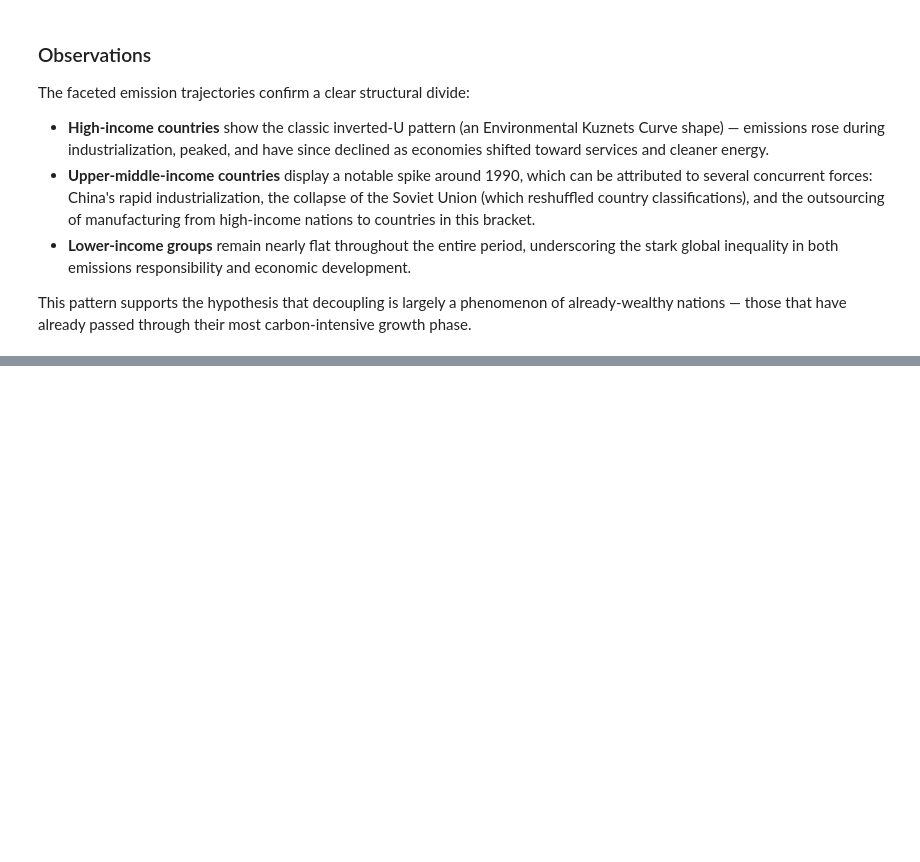
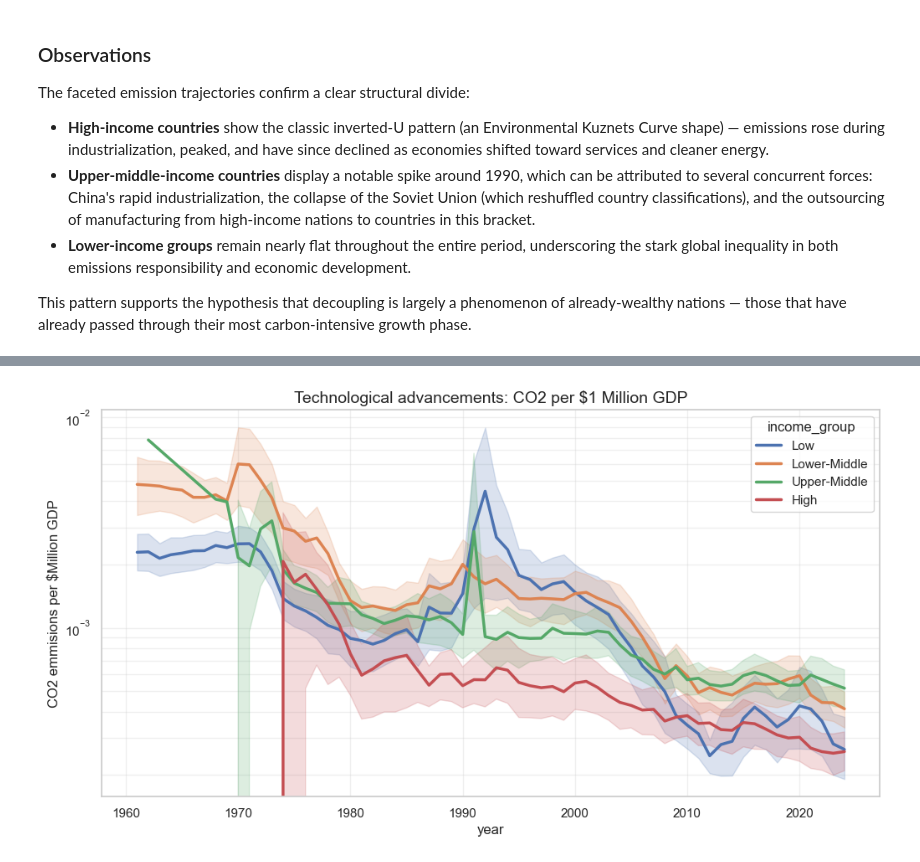
Before and after one commit to fabianfrank-dev/carbon_analysis, a Jupyter notebook: data_analytics_project.ipynb, the cells around one changed output, grey strips where cells are left out. Drawn from its saved outputs; the diff is of its cells as text; code cells hidden in the pictures; blank space fills up the shorter version.

```diff
--- a/data_analytics_project.ipynb
+++ b/data_analytics_project.ipynb
@@ -413,21 +410,3 @@ The faceted emission trajectories confirm a clear structural divide:
 - **Lower-income groups** remain nearly flat throughout the entire period, underscoring the stark global inequality in both emissions responsibility and economic development.
 
 This pattern supports the hypothesis that decoupling is largely a phenomenon of already-wealthy nations — those that have already passed through their most carbon-intensive growth phase.
-# %%
-# extract as numpy arrays
-co2_arr = df_merged['co2'].values
-gdp_arr = np.divide(df_merged['gdp'], 1000000)
-
-# vectorized division, check for NaN or invalid values and only calculate the correct values
-df_merged['co2_per_gdp'] = np.divide(co2_arr, gdp_arr, out = np.zeros_like(co2_arr), where = gdp_arr > 0)
-
-# compare historical emissions paths
-g = sns.FacetGrid(df_merged, col="income_group_calc", col_wrap=2, height=4, aspect=1.5, sharey=False)
-g.map(sns.lineplot, "year", "co2_per_gdp")
-
-g.set(xlim=(1960, 2024))
-g.set_axis_labels("Year", "CO2 per $1000 GDP")
-g.set_titles("{col_name}")
-plt.subplots_adjust(top=0.9)
-g.fig.suptitle("Historical CO2 intensity paths with todays income groups", fontsize=16)
-plt.show()
@@ -435,0 +413,9 @@ plt.show()
+# %%
+# extract as numpy arrays
+co2_arr = df_merged['co2'].values
+gdp_arr = np.divide(df_merged['gdp'], 1000000)
+
+# vectorized division, check for NaN or invalid values and only calculate the correct values
+df_merged['co2_per_gdp'] = np.divide(co2_arr, gdp_arr, out = np.zeros_like(co2_arr), where = co2_arr > 0)
+
+df_merged
@@ -435,0 +444,13 @@ plt.show()
+# %%
+# create a figure
+plt.figure(figsize=(12, 6))
+
+sns.lineplot(data=df_merged, x='year', y='co2_per_gdp', hue='income_group', linewidth=2.5)
+
+plt.yscale('log')
+plt.title('Technological advancements: CO2 per $1 Million GDP', fontsize=14)
+plt.ylabel('CO2 emmisions per $Million GDP')
+plt.grid(True, which="both", ls="-", alpha=0.3)
+plt.show()
+# %% [output]
+[figure, added]
```
Also changed, not shown: parts of 14 cells of this notebook, 1 other file.
